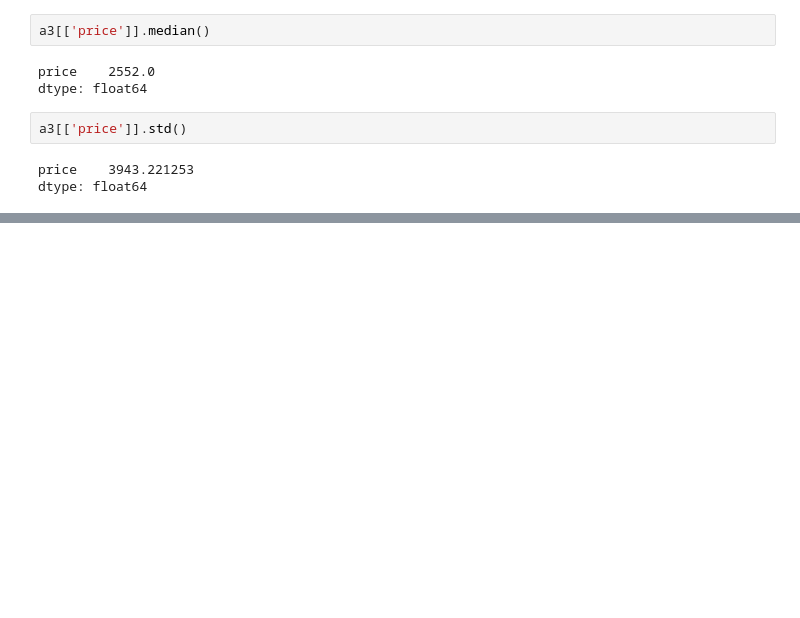
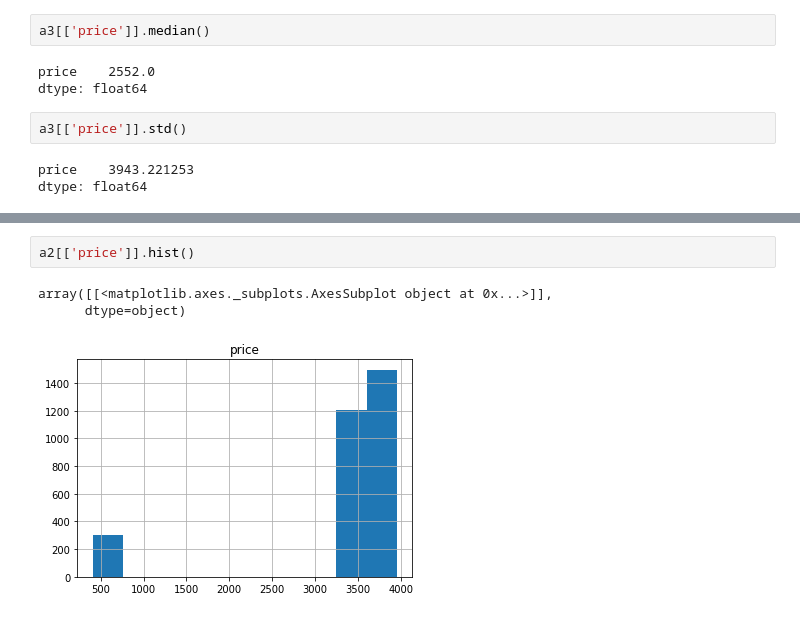
Before and after one commit to diogenesjusto/FIAP, a Jupyter notebook: SHIFT/202302/t36_Aula_2_Estatística_Descritiva.ipynb, the cells around one changed output, grey strips where cells are left out. Drawn from its saved outputs; the diff is of its cells as text; blank space fills up the shorter version.

```diff
--- a/SHIFT/202302/t36_Aula_2_Estatística_Descritiva.ipynb
+++ b/SHIFT/202302/t36_Aula_2_Estatística_Descritiva.ipynb
@@ -111,0 +125,6 @@ dtype: float64
+# %%
+a2[['price']].hist()
+# %% [output]
+array([[<matplotlib.axes._subplots.AxesSubplot object at 0x...>]],
+      dtype=object)
+[figure, added]
```
Also changed, not shown: parts of 10 cells of this notebook.
